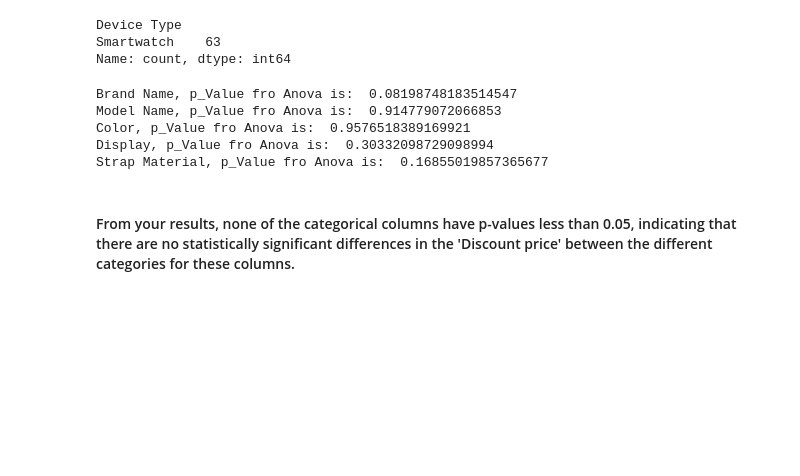
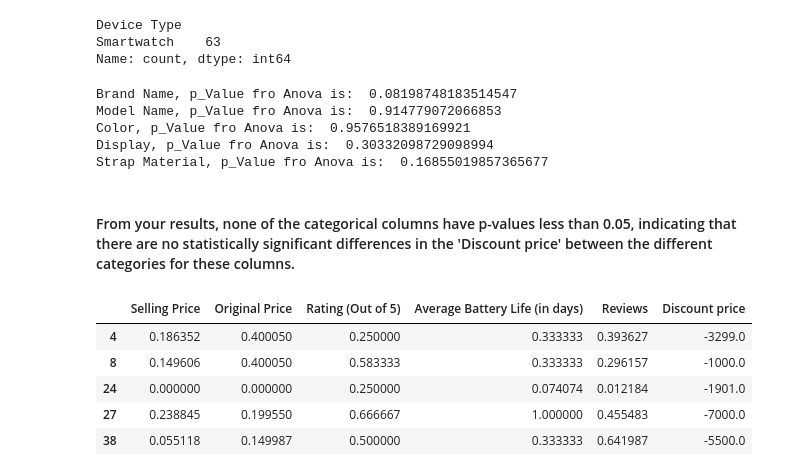
Before and after one commit to sarthakone105/100_days_of_data_science, a Jupyter notebook: fitness_tracker_03.ipynb, the cells around one changed output. Cells and saved outputs as stored; diff of their text form; code cells hidden in the pictures; blank space fills up the shorter version.

```diff
--- a/fitness_tracker_03.ipynb
+++ b/fitness_tracker_03.ipynb
@@ -402,3 +402,13 @@ Display, p_Value fro Anova is:  0.30332098729098994
 Strap Material, p_Value fro Anova is:  0.16855019857365677
 # %% [markdown]
 <h4>From your results, none of the categorical columns have p-values less than 0.05, indicating that there are no statistically significant differences in the 'Discount price' between the different categories for these columns.</h4>
+# %%
+clean_df = train_df[numerical_col]
+clean_df.head(5)
+# %% [output]
+|  | Selling Price | Original Price | Rating (Out of 5) | Average Battery Life (in days) | Reviews | Discount price |
+| 4 | 0.186352 | 0.400050 | 0.250000 | 0.333333 | 0.393627 | -3299.0 |
+| 8 | 0.149606 | 0.400050 | 0.583333 | 0.333333 | 0.296157 | -1000.0 |
+| 24 | 0.000000 | 0.000000 | 0.250000 | 0.074074 | 0.012184 | -1901.0 |
+| 27 | 0.238845 | 0.199550 | 0.666667 | 1.000000 | 0.455483 | -7000.0 |
+| 38 | 0.055118 | 0.149987 | 0.500000 | 0.333333 | 0.641987 | -5500.0 |
```
Also changed, not shown: parts of 12 cells of this notebook, 1 other file.
